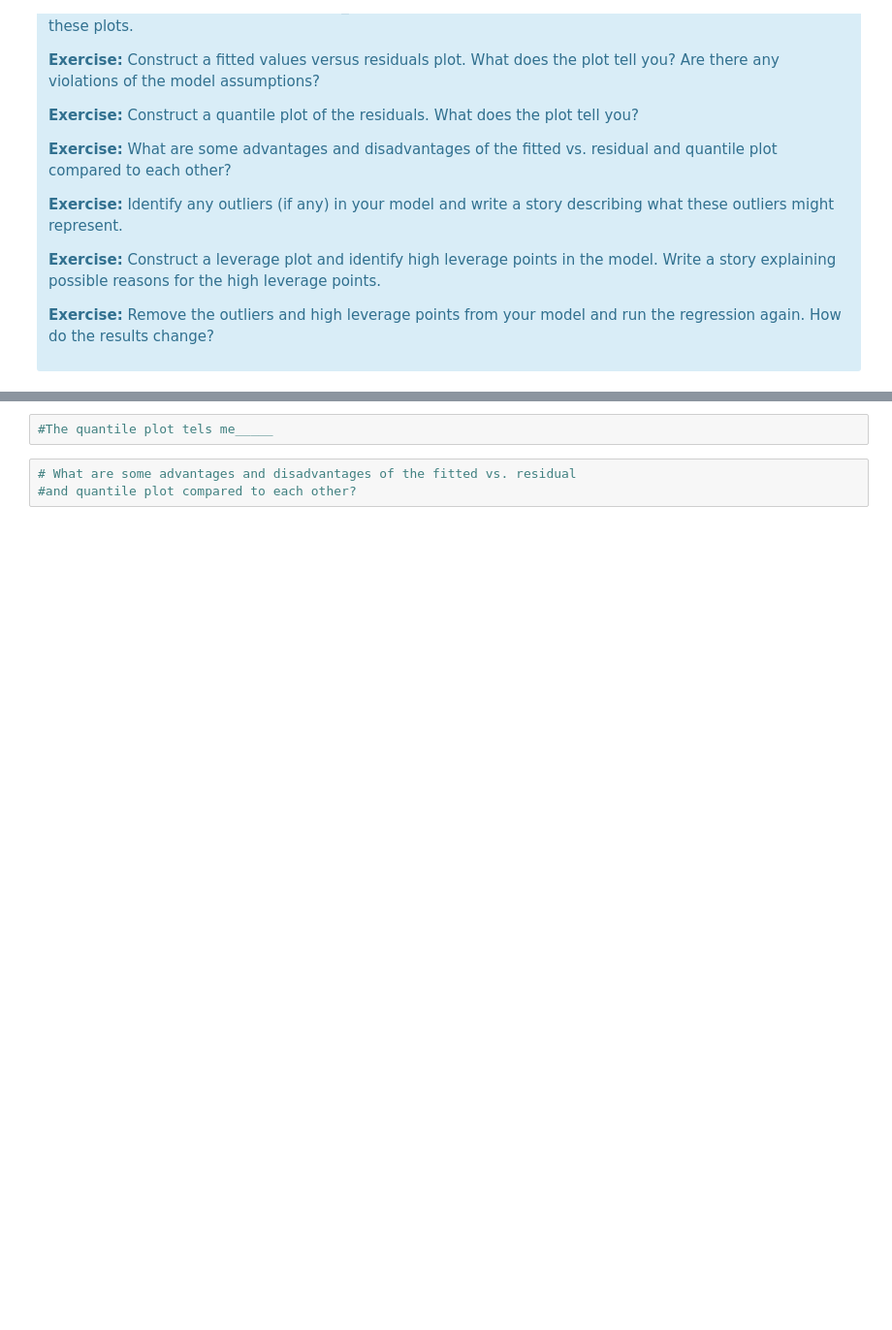
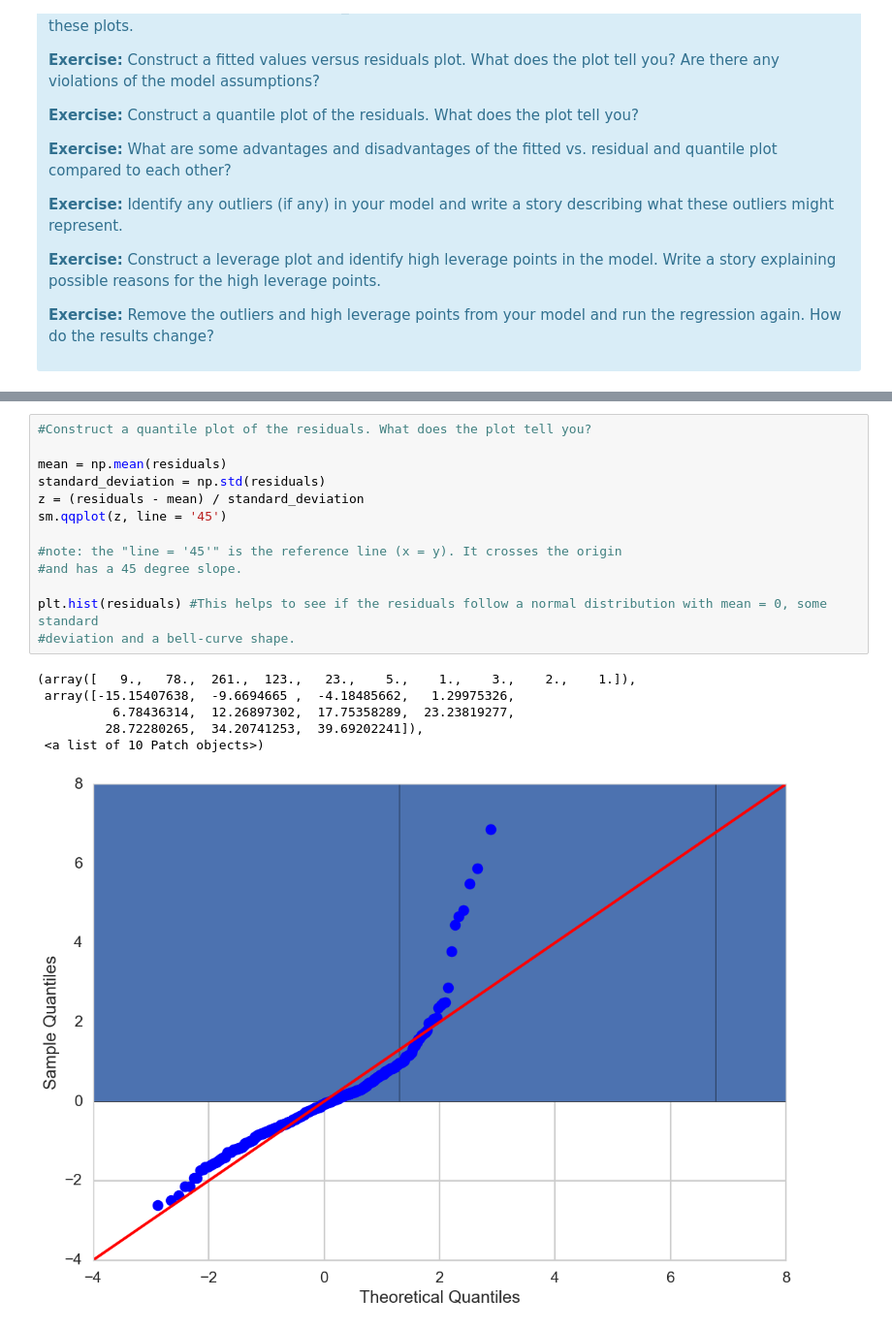
Before and after one commit to mindyng/Springboard-DSCT, a Jupyter notebook: Mini_Project_Linear_Regression.ipynb, the cells around one changed output, grey strips where cells are left out. Shown at 97% size. Drawn from its saved outputs; the diff is of its cells as text; blank space fills up the shorter version.

```diff
--- a/Mini_Project_Linear_Regression.ipynb
+++ b/Mini_Project_Linear_Regression.ipynb
@@ -1036,5 +996,20 @@ AttributeError: 'module' object has no attribute 'ols'
-# %%
-#The quantile plot tels me_____
-# %%
-# What are some advantages and disadvantages of the fitted vs. residual
-#and quantile plot compared to each other?
+# %%
+#Construct a quantile plot of the residuals. What does the plot tell you?
+
+mean = np.mean(residuals)
+standard_deviation = np.std(residuals)
+z = (residuals - mean) / standard_deviation
+sm.qqplot(z, line = '45')
+
+#note: the "line = '45'" is the reference line (x = y). It crosses the origin
+#and has a 45 degree slope.
+
+plt.hist(residuals) #This helps to see if the residuals follow a normal distribution with mean = 0, some standard
+#deviation and a bell-curve shape.
+# %% [output]
+(array([   9.,   78.,  261.,  123.,   23.,    5.,    1.,    3.,    2.,    1.]),
+ array([-15.15407638,  -9.6694665 ,  -4.18485662,   1.29975326,
+          6.78436314,  12.26897302,  17.75358289,  23.23819277,
+         28.72280265,  34.20741253,  39.69202241]),
+ <a list of 10 Patch objects>)
+[figure, added]
```
Also changed, not shown: parts of 22 cells of this notebook.
